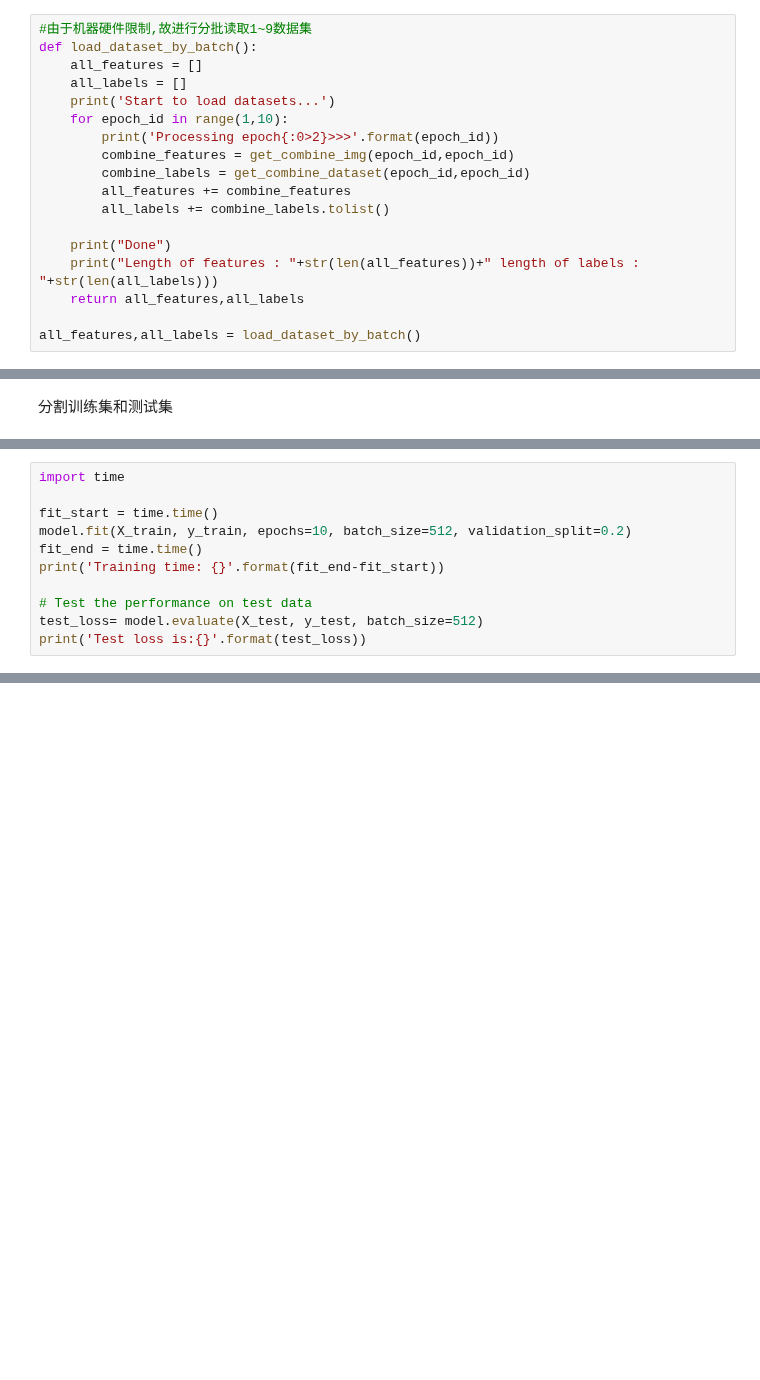
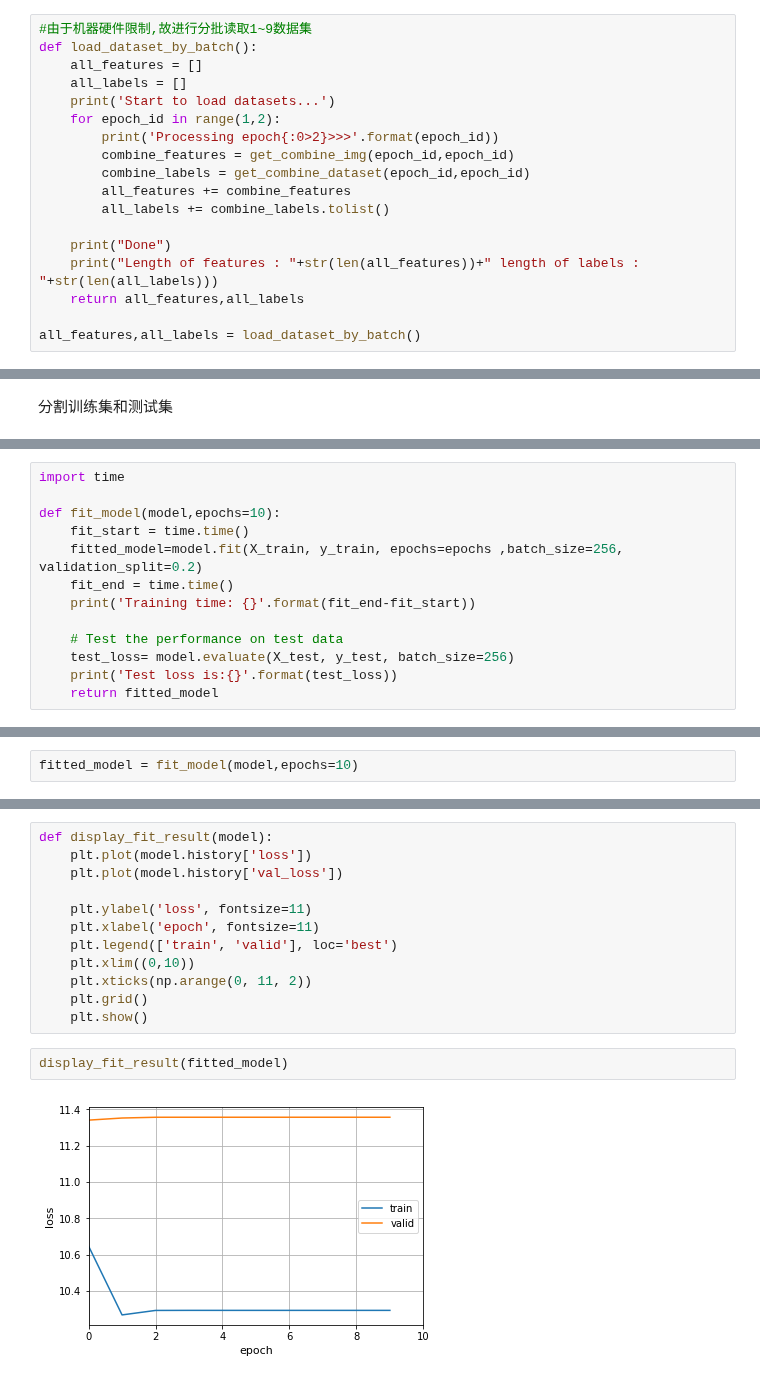
Before and after one commit to gdefenser/MyUdacity, a Jupyter notebook: CourseProjects/MLA_P7_DeepTesla/code.ipynb, the cells around one changed output, grey strips where cells are left out. Cells and saved outputs as stored; diff of their text form; blank space fills up the shorter version.

```diff
--- a/CourseProjects/MLA_P7_DeepTesla/code.ipynb
+++ b/CourseProjects/MLA_P7_DeepTesla/code.ipynb
@@ -207,7 +179,7 @@ def load_dataset_by_batch():
     all_features = []
     all_labels = []
     print('Start to load datasets...')
-    for epoch_id in range(1,10):
+    for epoch_id in range(1,2):
         print('Processing epoch{:0>2}>>>'.format(epoch_id))
         combine_features = get_combine_img(epoch_id,epoch_id)
         combine_labels = get_combine_dataset(epoch_id,epoch_id)
@@ -277,11 +264,13 @@ Shape of test set
 # %%
 import time
 
-fit_start = time.time()
-model.fit(X_train, y_train, epochs=10, batch_size=512, validation_split=0.2)
-fit_end = time.time()
-print('Training time: {}'.format(fit_end-fit_start))
+def fit_model(model,epochs=10):
+    fit_start = time.time()
+    fitted_model=model.fit(X_train, y_train, epochs=epochs ,batch_size=256, validation_split=0.2)
+    fit_end = time.time()
+    print('Training time: {}'.format(fit_end-fit_start))
 
-# Test the performance on test data
-test_loss= model.evaluate(X_test, y_test, batch_size=512)
-print('Test loss is:{}'.format(test_loss))
+    # Test the performance on test data
+    test_loss= model.evaluate(X_test, y_test, batch_size=256)
+    print('Test loss is:{}'.format(test_loss))
+    return fitted_model
@@ -325,0 +277,2 @@ E:/Lovesha/Udacity/Projects/MyUdacity.git/trunk/CourseProjects/MLA_P7_DeepTesla/
+# %%
+fitted_model = fit_model(model,epochs=10)
@@ -325,0 +297,16 @@ E:/Lovesha/Udacity/Projects/MyUdacity.git/trunk/CourseProjects/MLA_P7_DeepTesla/
+# %%
+def display_fit_result(model):
+    plt.plot(model.history['loss'])
+    plt.plot(model.history['val_loss'])
+
+    plt.ylabel('loss', fontsize=11)
+    plt.xlabel('epoch', fontsize=11)
+    plt.legend(['train', 'valid'], loc='best')
+    plt.xlim((0,10))
+    plt.xticks(np.arange(0, 11, 2))
+    plt.grid()
+    plt.show()
+# %%
+display_fit_result(fitted_model)
+# %% [output]
+[figure, added]
```
Also changed, not shown: parts of 16 cells of this notebook, 2 other files.
